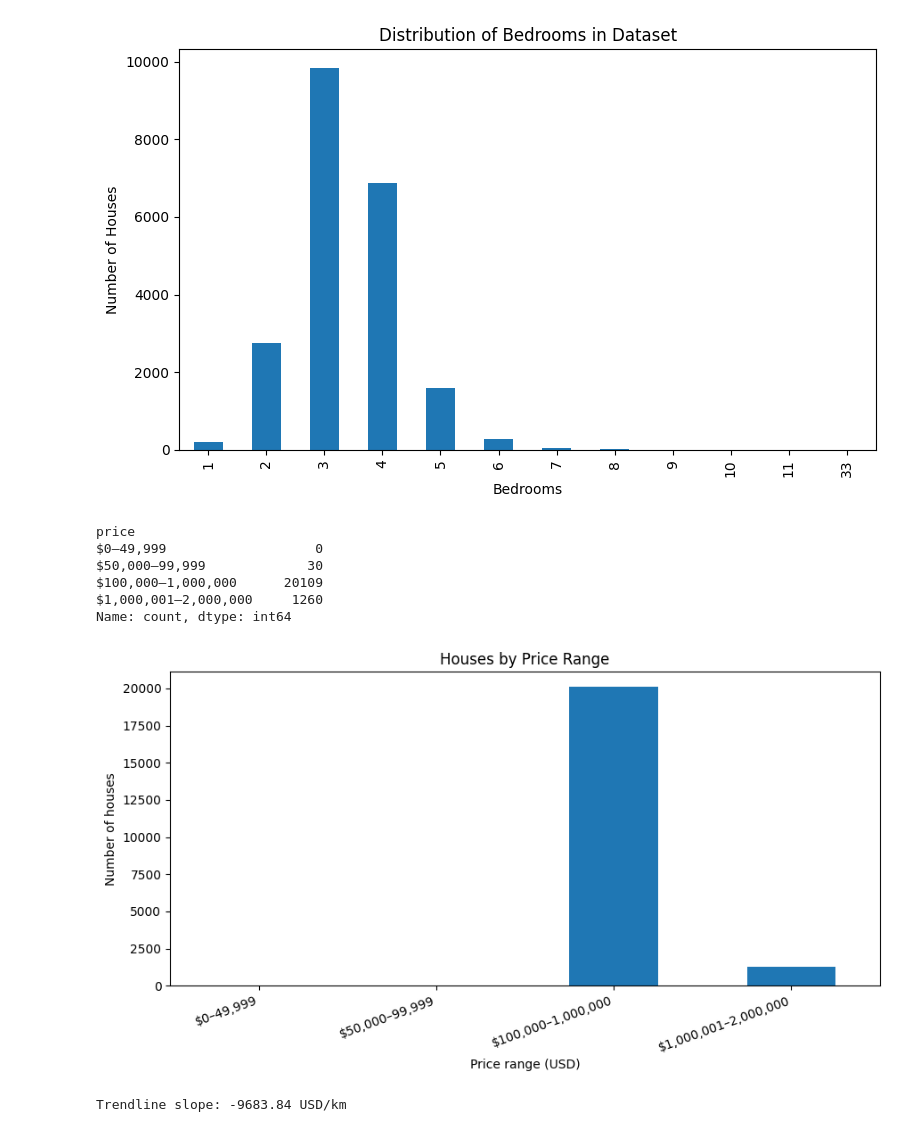
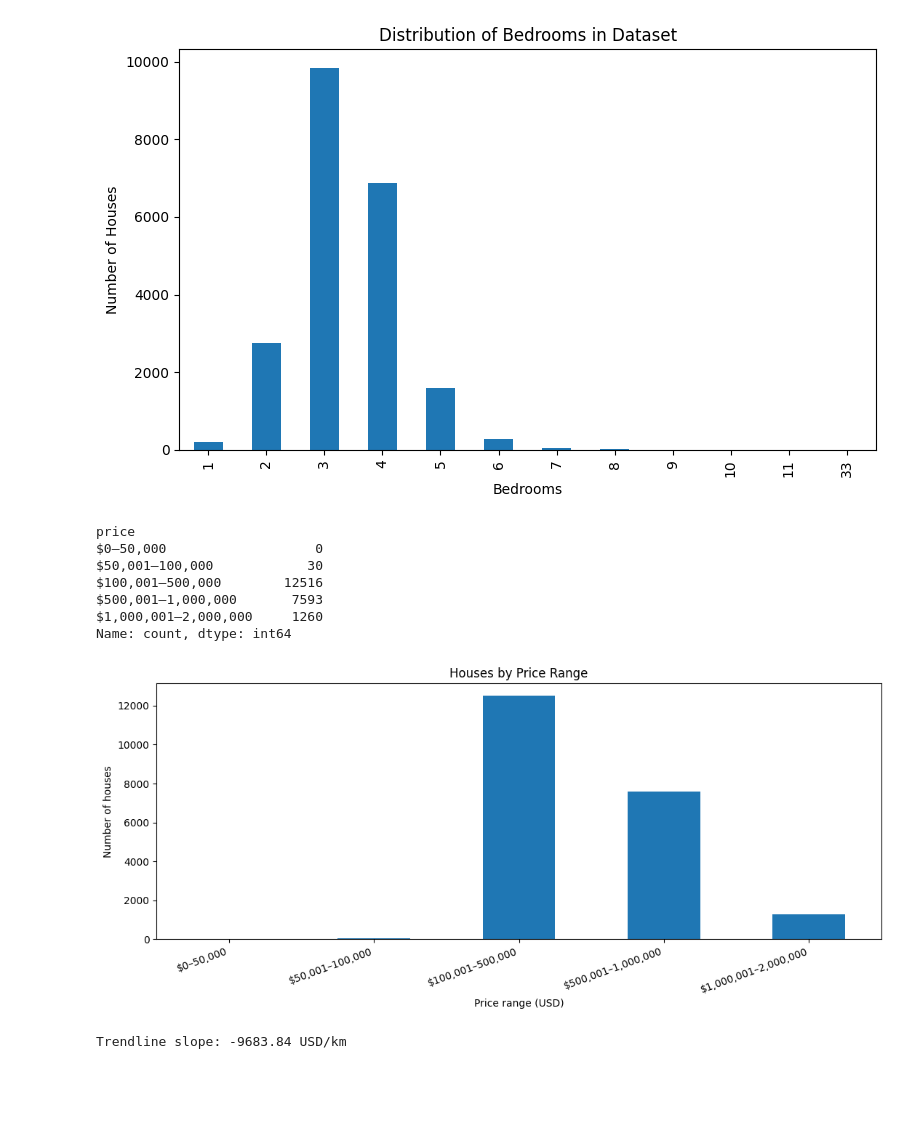
Before and after one commit to samirschabel-25/eda_project_template_samir, a Jupyter notebook: EDA.ipynb, the cells around one changed output. Cells and saved outputs as stored; diff of their text form; code cells hidden in the pictures; blank space fills up the shorter version.

```diff
--- a/EDA.ipynb
+++ b/EDA.ipynb
@@ -369,33 +359,34 @@ Name: count, dtype: int64
 # %%
 price_col = next((c for c in df_kingc_presentation.columns if "price" in c.lower()),
                  "price")  # fallback if it's exactly 'price'
 prices = pd.to_numeric(df_kingc_presentation[price_col], errors="coerce")
 prices = prices[prices >= 0]
 
-bins = [0, 50_000, 100_000, 1_000_000, 2_000_000]
-labels = ["$0–49,999", "$50,000–99,999", "$100,000–1,000,000", "$1,000,001–2,000,000"]
+bins = [0, 50_000, 100_000, 500_000, 1_000_000, 2_000_000]
+labels = ["$0–50,000", "$50,001–100,000", "$100,001–500,000", "$500,001–1,000,000", "$1,000,001–2,000,000"]
 
 binned = pd.cut(prices, bins=bins, labels=labels, include_lowest=True, right=True)
 counts = binned.value_counts().reindex(labels)
 
 print(counts)  # table of counts
 
-plt.figure(figsize=(9,5))
+plt.figure(figsize=(11,5))
 counts.plot(kind="bar")
 plt.xlabel("Price range (USD)")
 plt.ylabel("Number of houses")
 plt.title("Houses by Price Range")
 plt.xticks(rotation=20, ha="right")
 plt.tight_layout()
 plt.show()
 # %% [output]
 price
-$0–49,999                   0
-$50,000–99,999             30
-$100,000–1,000,000      20109
+$0–50,000                   0
+$50,001–100,000            30
+$100,001–500,000        12516
+$500,001–1,000,000       7593
 $1,000,001–2,000,000     1260
 Name: count, dtype: int64
-[figure, old version]
+[figure, new version]
 # %%
 # ---- set your actual column names if different ----
 PRICE = next((c for c in df_kingc_presentation.columns if "price" in c.lower()), "price")
```
Also changed, not shown: parts of 3 cells of this notebook, 2 other files.
